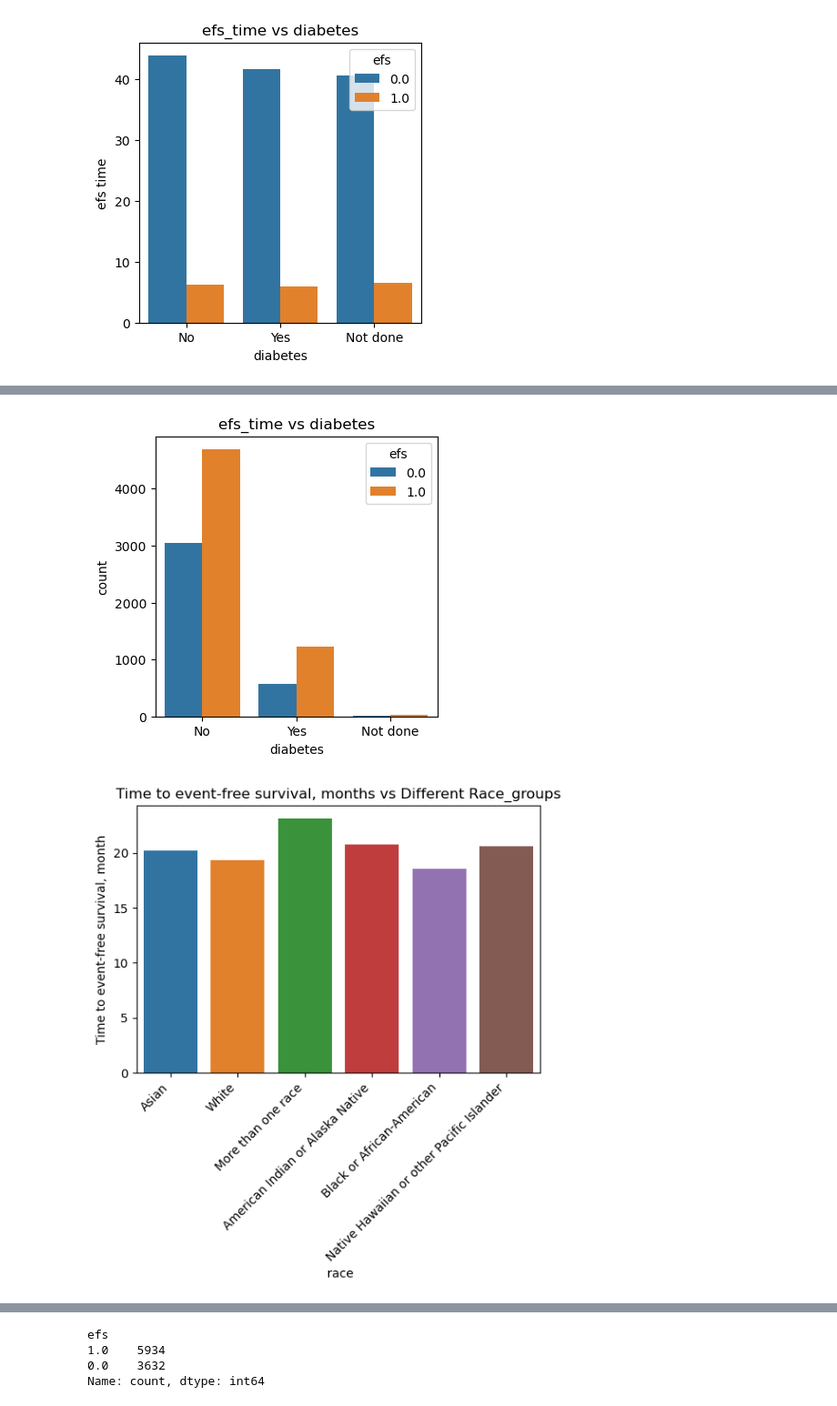
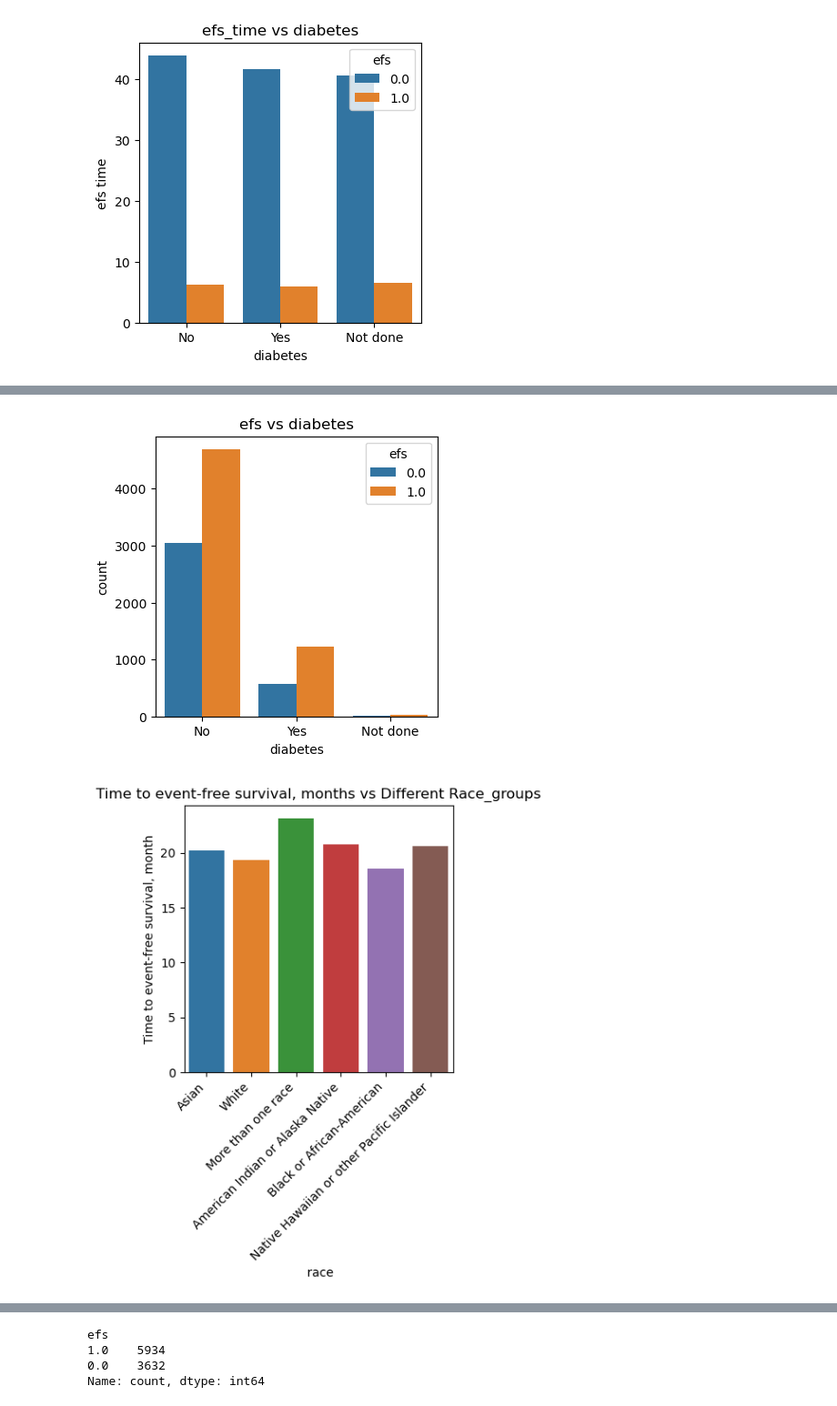
Before and after one commit to Sajan-12325/HSCT-Survival-Prediction, a Jupyter notebook: HCT.ipynb, the cells around one changed output, grey strips where cells are left out. Shown at 91% size. Drawn from its saved outputs; the diff is of its cells as text; code cells hidden in the pictures.

```diff
--- a/HCT.ipynb
+++ b/HCT.ipynb
@@ -342,26 +372,26 @@ plt.figure(figsize = (4, 4))
 
 ax = sns.countplot(data = df_new, x= 'diabetes', hue = 'efs')
 
-plt.title("efs_time vs diabetes")
+plt.title("efs vs diabetes")
 plt.xlabel("diabetes")
 plt.ylabel("count")
 plt.show()
 # %% [output]
-[figure, old version]
+[figure, new version]
 # %%
-plt.figure(figsize = (6, 4))
+plt.figure(figsize = (4, 4))
 
 
 sns.barplot(data = df_new, x= 'race_group', y = 'efs_time',  ci=None)
 
 
 plt.title("Time to event-free survival, months vs Different Race_groups")
 plt.xlabel(" race")
 plt.ylabel("Time to event-free survival, month")
 plt.xticks(rotation = 45, ha = 'right')
 plt.show()
 # %% [output]
-[figure, old version]
+[figure, new version]
 # %%
 plt.figure(figsize=(6, 4))
 
```
Also changed, not shown: parts of 68 cells of this notebook.
